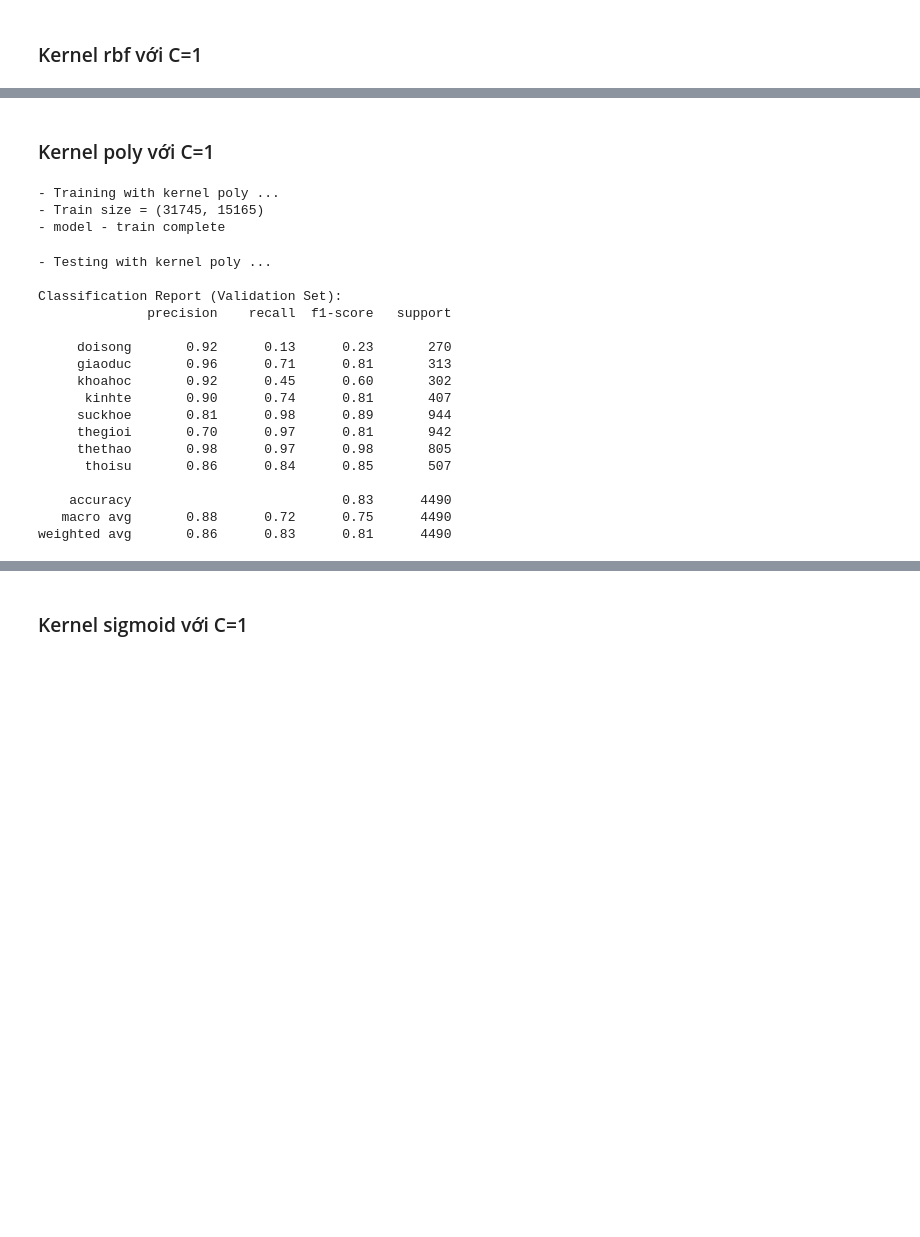
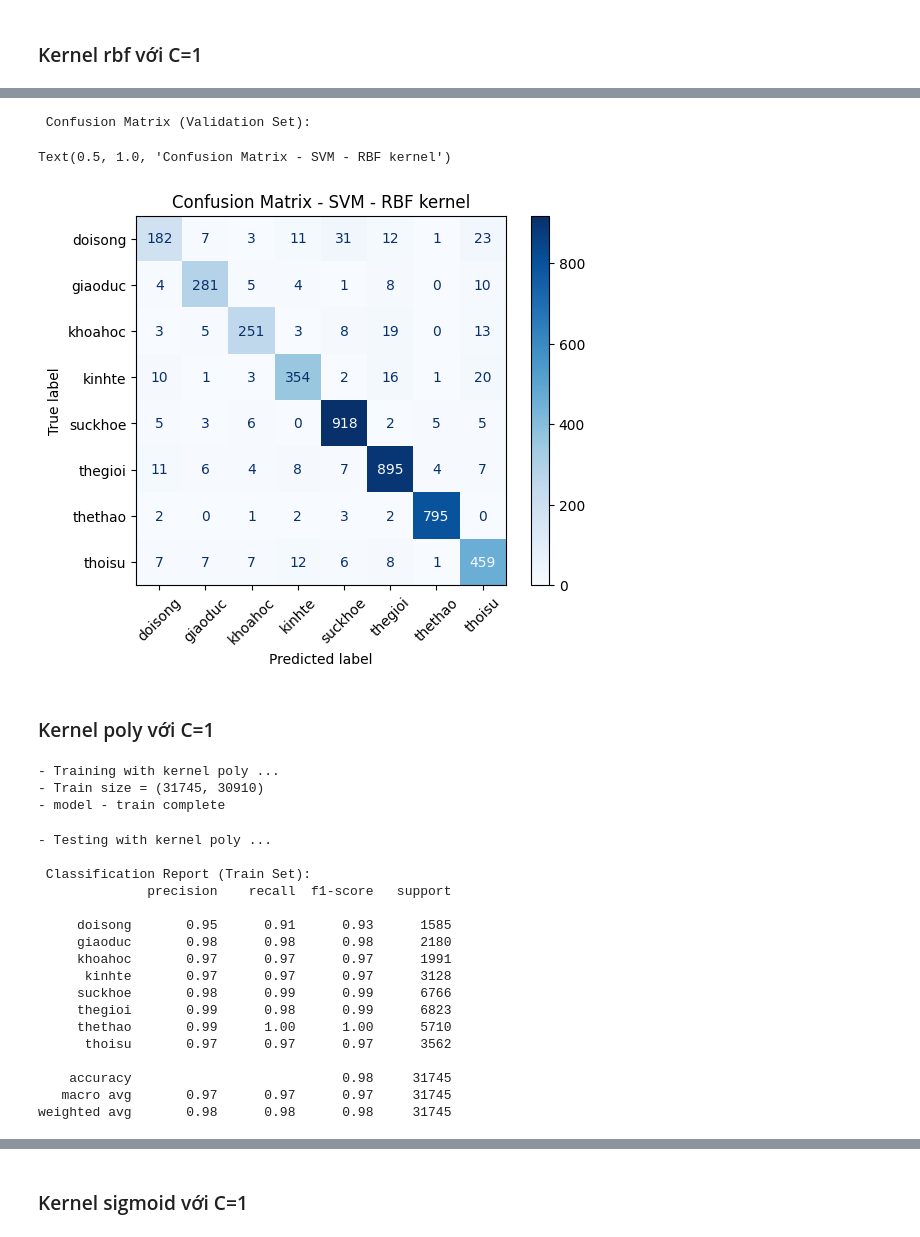
Before and after one commit to kwspringkle/nhapmonAI, a Jupyter notebook: nhapmonai.ipynb, the cells around one changed output, grey strips where cells are left out. Saved outputs shown, nothing was run; the diff lists cells and outputs as text; code cells hidden in the pictures; blank space fills up the shorter version.

```diff
--- a/nhapmonai.ipynb
+++ b/nhapmonai.ipynb
@@ -184,7 +225,7 @@ weighted avg       0.96      0.96      0.96     31745
 # %%
 print("- Training with kernel rbf ...")
 print("- Train size = {}".format(X_train.shape))
-model = svm.SVC(kernel='rbf', C=1)
-model.fit(X_train, y_train)
+model_rbf = svm.SVC(kernel='rbf', C=1)
+model_rbf.fit(X_train, y_train)
 print("- model - train complete")
 # %% [output]
@@ -193,10 +234,10 @@ print("- model - train complete")
 - model - train complete
 # %%
 print("- Testing with kernel rbf ...")
-y_val_pred = model.predict(X_val)
+y_val_pred = model_rbf.predict(X_val)
 
-print("\nClassification Report (Validation Set):")
-print(classification_report(y_val, y_val_pred, target_names=le.classes_))
+print("\n Classification Report (Train Set):")
+print(classification_report(y_train, y_train_pred, target_names=le.classes_))
 # %% [output]
 - Testing with kernel rbf ...
 
@@ -218,36 +278,45 @@ weighted avg       0.91      0.91      0.91      4490
+# %%
+print("\n Confusion Matrix (Validation Set):")
+cm_val_rbf = confusion_matrix(y_val, y_val_pred)
+disp = ConfusionMatrixDisplay(confusion_matrix=cm_val_rbf, display_labels=labels)
+disp.plot(cmap='Blues', xticks_rotation=45)
+plt.title("Confusion Matrix - SVM - RBF kernel")
+# %% [output]
+ Confusion Matrix (Validation Set):
+Text(0.5, 1.0, 'Confusion Matrix - SVM - RBF kernel')
+[figure, added]
 # %% [markdown]
 ### Kernel poly với C=1
 # %%
 print("- Training with kernel poly ...")
 print("- Train size = {}".format(X_train.shape))
-model = svm.SVC(kernel='poly', C=1)
-model.fit(X_train, y_train)
+model_poly = svm.SVC(kernel='poly', C=1)
+model_poly.fit(X_train, y_train)
 print("- model - train complete")
 # %% [output]
 - Training with kernel poly ...
-- Train size = (31745, 15165)
+- Train size = (31745, 30910)
 - model - train complete
 # %%
 print("- Testing with kernel poly ...")
-y_val_pred = model.predict(X_val)
-
-print("\nClassification Report (Validation Set):")
-print(classification_report(y_val, y_val_pred, target_names=le.classes_))
+y_val_pred = model_poly.predict(X_val)
+print("\n Classification Report (Train Set):")
+print(classification_report(y_train, y_train_pred, target_names=le.classes_))
 # %% [output]
 - Testing with kernel poly ...
 
-Classification Report (Validation Set):
+ Classification Report (Train Set):
               precision    recall  f1-score   support
 
-     doisong       0.92      0.13      0.23       270
-     giaoduc       0.96      0.71      0.81       313
-     khoahoc       0.92      0.45      0.60       302
-      kinhte       0.90      0.74      0.81       407
-     suckhoe       0.81      0.98      0.89       944
-     thegioi       0.70      0.97      0.81       942
-     thethao       0.98      0.97      0.98       805
-      thoisu       0.86      0.84      0.85       507
+     doisong       0.95      0.91      0.93      1585
+     giaoduc       0.98      0.98      0.98      2180
+     khoahoc       0.97      0.97      0.97      1991
+      kinhte       0.97      0.97      0.97      3128
+     suckhoe       0.98      0.99      0.99      6766
+     thegioi       0.99      0.98      0.99      6823
+     thethao       0.99      1.00      1.00      5710
+      thoisu       0.97      0.97      0.97      3562
 
-    accuracy                           0.83      4490
-   macro avg       0.88      0.72      0.75      4490
-weighted avg       0.86      0.83      0.81      4490
+    accuracy                           0.98     31745
+   macro avg       0.97      0.97      0.97     31745
+weighted avg       0.98      0.98      0.98     31745
```
Also changed, not shown: parts of 30 cells of this notebook.
